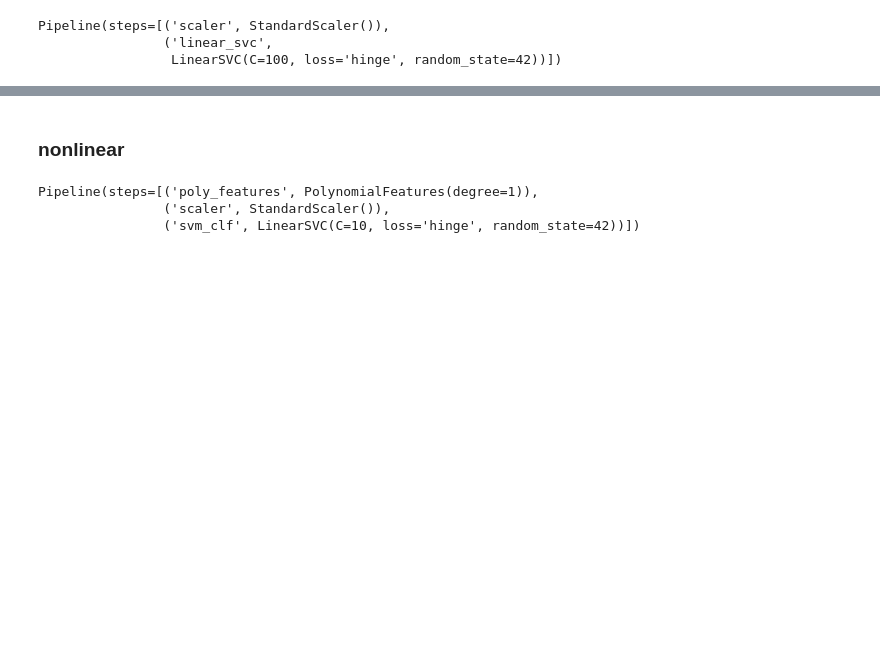
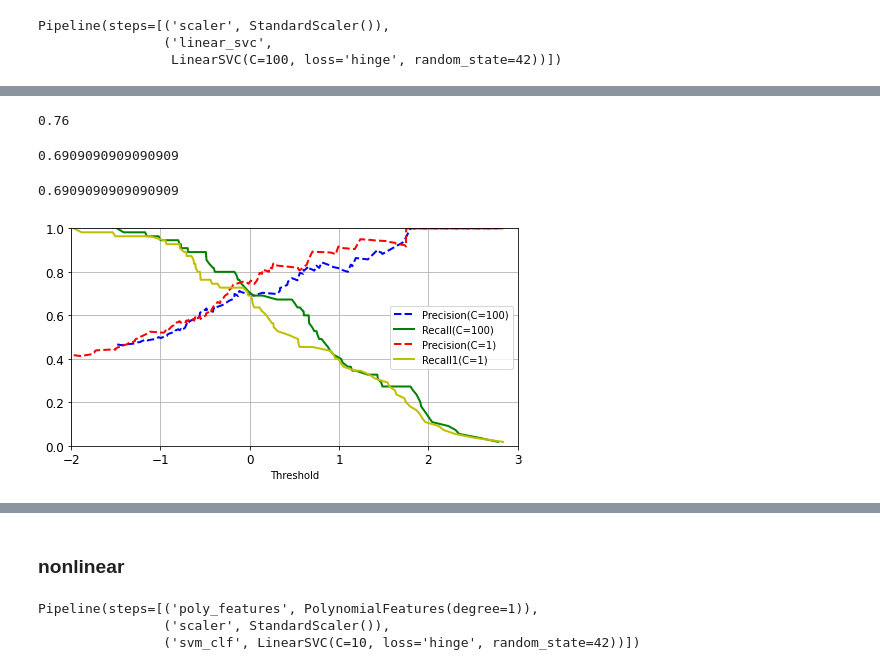
Before and after one commit to nana-hyun/AI_experience_lab, a Jupyter notebook: Ch_5.ipynb, the cells around one changed output, grey strips where cells are left out. Saved outputs shown, nothing was run; the diff lists cells and outputs as text; code cells hidden in the pictures; blank space fills up the shorter version.

```diff
--- a/Ch_5.ipynb
+++ b/Ch_5.ipynb
@@ -817,0 +854,42 @@ array([-1.51047920e-01,  2.65553298e-01,  7.46596143e-01,  4.76321474e-01,
+# %%
+precision_score(y_test, y_test_pred1)
+# %% [output]
+0.76
+# %%
+recall_score(y_test, y_test_pred)
+# %% [output]
+0.6909090909090909
+# %%
+recall_score(y_test, y_test_pred1)
+# %% [output]
+0.6909090909090909
+# %%
+y_scores = cross_val_predict(svm_clf2, X_test, y_test, cv = 3, method = "decision_function")
+# %%
+y_scores1 = cross_val_predict(svm_clf1, X_test, y_test, cv = 3, method = "decision_function")
+# %%
+from sklearn.metrics import precision_recall_curve
+
+precisions, recalls, thresholds = precision_recall_curve(y_test, y_scores)
+precisions1, recalls1, thresholds1 = precision_recall_curve(y_test, y_scores1)
+def plot_precision_recall_vs_threshold(precisions, recalls, thresholds):
+    plt.plot(thresholds, precisions[:-1], "b--", label="Precision(C=100)", linewidth=2)
+    plt.plot(thresholds, recalls[:-1], "g-", label="Recall(C=100)", linewidth=2)
+    plt.legend(loc="center right", fontsize=10) # Not shown in the book
+    plt.xlabel("Threshold", fontsize=10)        # Not shown
+    plt.grid(True)                              # Not shown
+    plt.axis([-2, 3, 0, 1])             # Not shown
+
+def plot_precision_recall_vs_threshold1(precisions, recalls, thresholds):
+    plt.plot(thresholds, precisions[:-1], "r--", label="Precision(C=1)", linewidth=2)
+    plt.plot(thresholds, recalls[:-1], "y-", label="Recall1(C=1)", linewidth=2)
+    plt.legend(loc="center right", fontsize=10) # Not shown in the book
+    plt.xlabel("Threshold", fontsize=10)        # Not shown
+    plt.grid(True)                              # Not shown
+    plt.axis([-2, 3, 0, 1])             # Not shown
+
+plt.figure(figsize=(8, 4))                                                                  # Not shown
+plot_precision_recall_vs_threshold(precisions, recalls, thresholds)
+plot_precision_recall_vs_threshold1(precisions1, recalls1, thresholds1)
+# %% [output]
+[figure, added]
```
Also changed, not shown: parts of 41 cells of this notebook.
